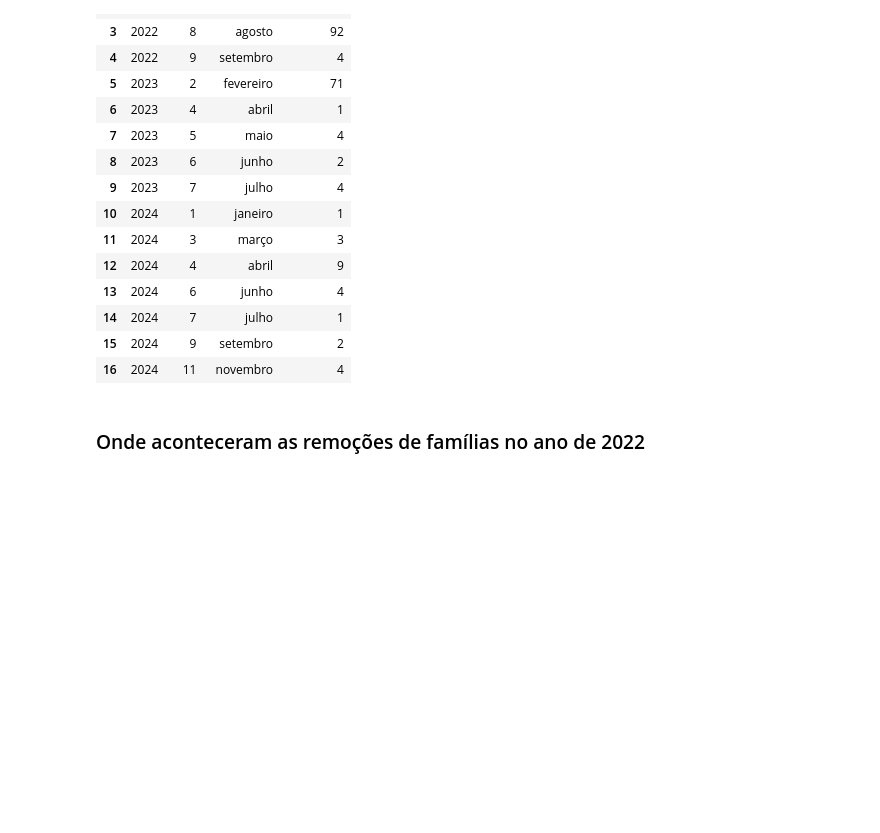
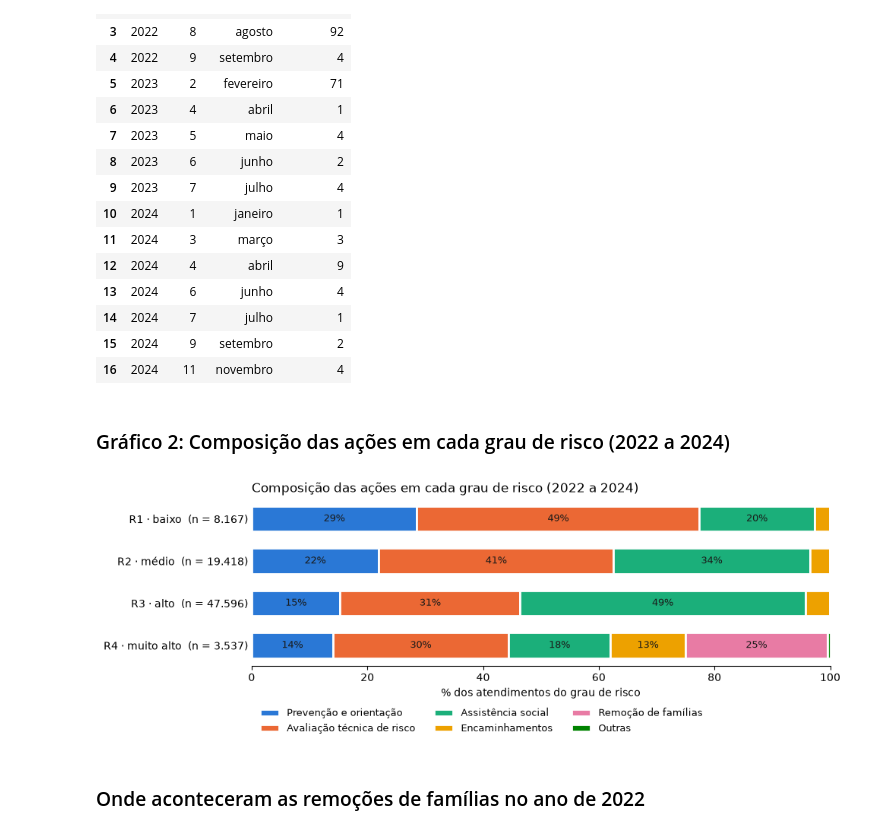
Before and after one commit to mathgoestech/pipeline-defesa-civil-recife, a Jupyter notebook: analises/analise_2_risco_x_tipo_acao.ipynb, the cells around one changed output. Saved outputs shown, nothing was run; the diff lists cells and outputs as text; code cells hidden in the pictures; blank space fills up the shorter version.

Commit message:
feat(analise): adição de mais dois gráficos e reorganização dos insights após finalização da análise 3

```diff
--- a/analises/analise_2_risco_x_tipo_acao.ipynb
+++ b/analises/analise_2_risco_x_tipo_acao.ipynb
@@ -105,6 +105,51 @@ remocoes
 | 14 | 2024 | 7 | julho | 1 |
 | 15 | 2024 | 9 | setembro | 2 |
 | 16 | 2024 | 11 | novembro | 4 |
+# %% [markdown]
+### Gráfico 2: Composição das ações em cada grau de risco (2022 a 2024)
+# %%
+consulta = open("../analises/analise_2_prevencao_por_risco.sql", encoding="utf-8").read()
+composicao = pd.read_sql(consulta, con=engine)
+
+ORDEM_CATEGORIAS = ["Prevenção e orientação", "Avaliação técnica de risco", "Assistência social",
+                    "Encaminhamentos", "Remoção de famílias", "Outras"]
+CORES_CATEGORIAS = ["#2a78d6", "#eb6834", "#1baf7a", "#eda100", "#e87ba4", "#008300"]
+
+# junta as categorias com menos de 1% em todos os graus (manutenção e assistência humanitária) em "Outras"
+composicao["categoria"] = composicao["categoria_acao"].where(
+    composicao["categoria_acao"].isin(ORDEM_CATEGORIAS), "Outras")
+tabela_comp = (composicao.pivot_table(index="codigo_risco", columns="categoria",
+                                      values="atendimentos", aggfunc="sum", fill_value=0)
+               .reindex(index=["R4", "R3", "R2", "R1"], columns=ORDEM_CATEGORIAS, fill_value=0))
+total_risco = tabela_comp.sum(axis=1)
+pct_comp = tabela_comp.div(total_risco, axis=0) * 100
+NOMES_RISCO = {"R1": "R1 · baixo", "R2": "R2 · médio", "R3": "R3 · alto", "R4": "R4 · muito alto"}
+rotulos_risco = [f"{NOMES_RISCO[r]}  (n = {int(total_risco[r]):,})".replace(",", ".") for r in pct_comp.index]
+
+fig, ax = plt.subplots(figsize=(10, 3.8))
+inicio = [0] * len(pct_comp)
+for categoria, cor in zip(ORDEM_CATEGORIAS, CORES_CATEGORIAS):
+    valores = pct_comp[categoria].values
+    barras = ax.barh(rotulos_risco, valores, left=inicio, color=cor, label=categoria,
+                     height=0.6, edgecolor="white", linewidth=2)
+    for barra, valor in zip(barras, valores):
+        if valor >= 8:
+            ax.text(barra.get_x() + barra.get_width() / 2, barra.get_y() + barra.get_height() / 2,
+                    f"{valor:.0f}%", ha="center", va="center", fontsize=9, color="#1a1a19")
+    inicio = [a + b for a, b in zip(inicio, valores)]
+
+ax.set_xlim(0, 100)
+ax.set_xlabel("% dos atendimentos do grau de risco")
+ax.set_title("Composição das ações em cada grau de risco (2022 a 2024)", loc="left", fontsize=12)
+ax.legend(ncol=3, loc="upper left", bbox_to_anchor=(0, -0.2), frameon=False, fontsize=9)
+for lado in ["top", "right", "left"]:
+    ax.spines[lado].set_visible(False)
+ax.tick_params(axis="y", length=0)
+plt.tight_layout()
+plt.savefig("analise_2_composicao_por_risco.png", dpi=150, bbox_inches="tight")
+plt.show()
+# %% [output]
+[figure, added]
 # %% [markdown]
 ### Onde aconteceram as remoções de famílias no ano de 2022
 # %%
```
Also changed, not shown: parts of 4 cells of this notebook.
